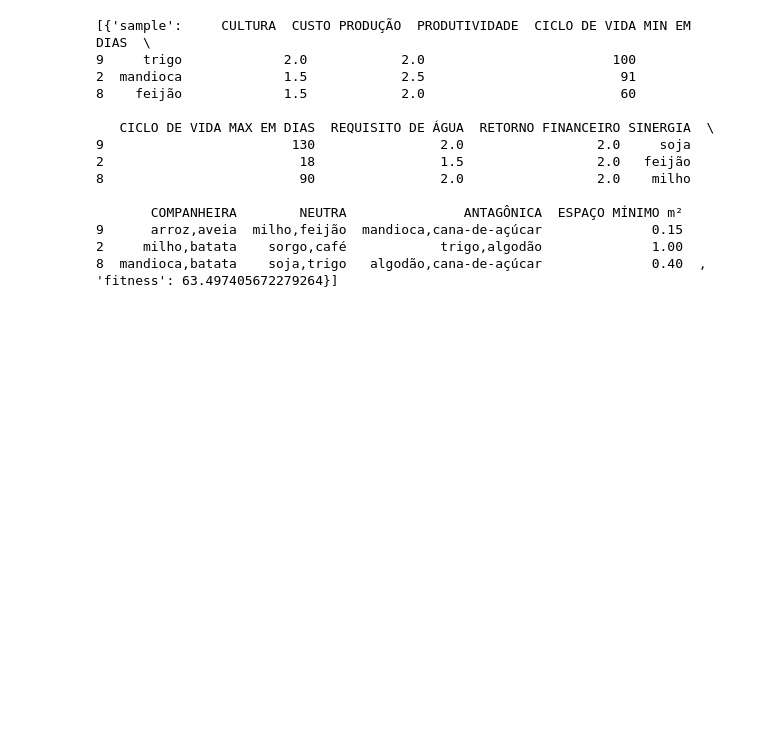
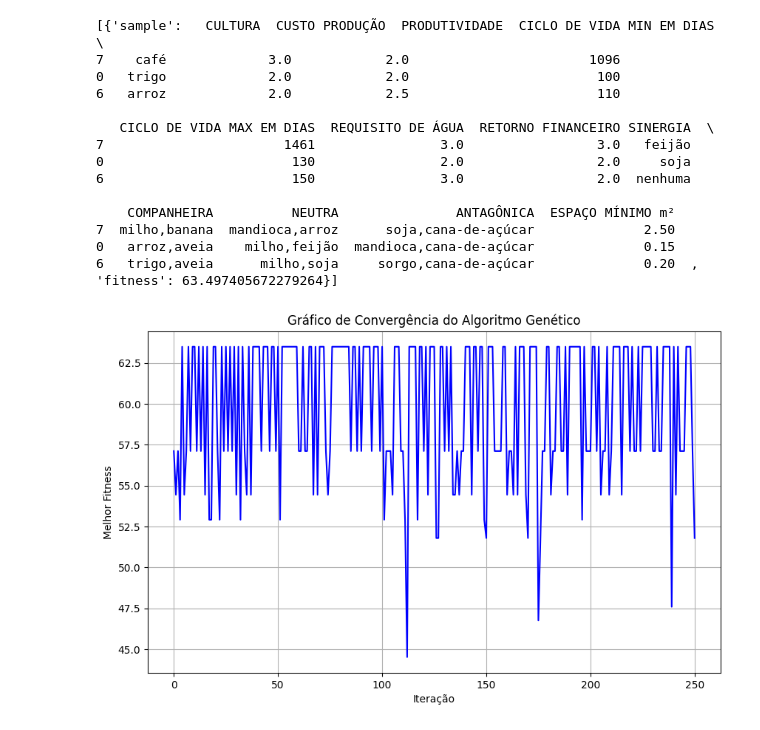
Before and after one commit to LeoJNogueira/fiap-tech-challenge-2, a Jupyter notebook: main.ipynb, the cells around one changed output. Saved outputs shown, nothing was run; the diff lists cells and outputs as text; code cells hidden in the pictures; blank space fills up the shorter version.

```diff
--- a/main.ipynb
+++ b/main.ipynb
@@ -17,6 +18,8 @@ df = pd.read_csv(file)
 m2_area = terreno_hectares * 10_000
 # %%
 best_result = []
+# Lista para armazenar os valores de fitness ao longo das iterações
+fitness_history = []
 
 def xpto(samples):
     results = []
@@ -25,43 +28,52 @@ def xpto(samples):
         results.append({'sample': sample, 'fitness': fit_result})
 
     results.sort(key=lambda x: x['fitness'],reverse=True)
 
     if len(best_result) == 0:
         best_result.append(results[0])
 
     if results[0]['fitness'] > best_result[0]['fitness']:
         best_result[0] = results[0]
 
+    # Retorna o melhor fitness desta iteração
+    return results[0]['fitness']
+
 
 
 
 # população inicial
 initial_population = []
 
 for i in range(100):
     initial_population.append(df.sample(3))
 
 # executa para população inicial
-xpto(initial_population)
+initial_fitness = xpto(initial_population)
+fitness_history.append(initial_fitness)
 
 #crossover de genes
 for i in range(interacoes):
     new_population = fit.crossover(initial_population,df)
-    xpto(new_population)
+    iteration_fitness = xpto(new_population)
+    fitness_history.append(iteration_fitness)
+
+    # Atualiza a população para a próxima iteração
+    initial_population = new_population
 
 print(best_result)
 # %% [output]
-[{'sample':     CULTURA  CUSTO PRODUÇÃO  PRODUTIVIDADE  CICLO DE VIDA MIN EM DIAS  \
-9     trigo             2.0            2.0                        100
-2  mandioca             1.5            2.5                         91
-8    feijão             1.5            2.0                         60
+[{'sample':   CULTURA  CUSTO PRODUÇÃO  PRODUTIVIDADE  CICLO DE VIDA MIN EM DIAS  \
+7    café             3.0            2.0                       1096
+0   trigo             2.0            2.0                        100
+6   arroz             2.0            2.5                        110
 
    CICLO DE VIDA MAX EM DIAS  REQUISITO DE ÁGUA  RETORNO FINANCEIRO SINERGIA  \
-9                        130                2.0                 2.0     soja
-2                         18                1.5                 2.0   feijão
-8                         90                2.0                 2.0    milho
+7                       1461                3.0                 3.0   feijão
+0                        130                2.0                 2.0     soja
+6                        150                3.0                 2.0  nenhuma
 
-       COMPANHEIRA        NEUTRA               ANTAGÔNICA  ESPAÇO MÍNIMO m²
-9      arroz,aveia  milho,feijão  mandioca,cana-de-açúcar              0.15
-2     milho,batata    sorgo,café            trigo,algodão              1.00
-8  mandioca,batata    soja,trigo   algodão,cana-de-açúcar              0.40  , 'fitness': 63.497405672279264}]
+    COMPANHEIRA          NEUTRA               ANTAGÔNICA  ESPAÇO MÍNIMO m²
+7  milho,banana  mandioca,arroz      soja,cana-de-açúcar              2.50
+0   arroz,aveia    milho,feijão  mandioca,cana-de-açúcar              0.15
+6   trigo,aveia      milho,soja     sorgo,cana-de-açúcar              0.20  , 'fitness': 63.497405672279264}]
+[figure, added]
```
Also changed, not shown: parts of 2 cells of this notebook.
